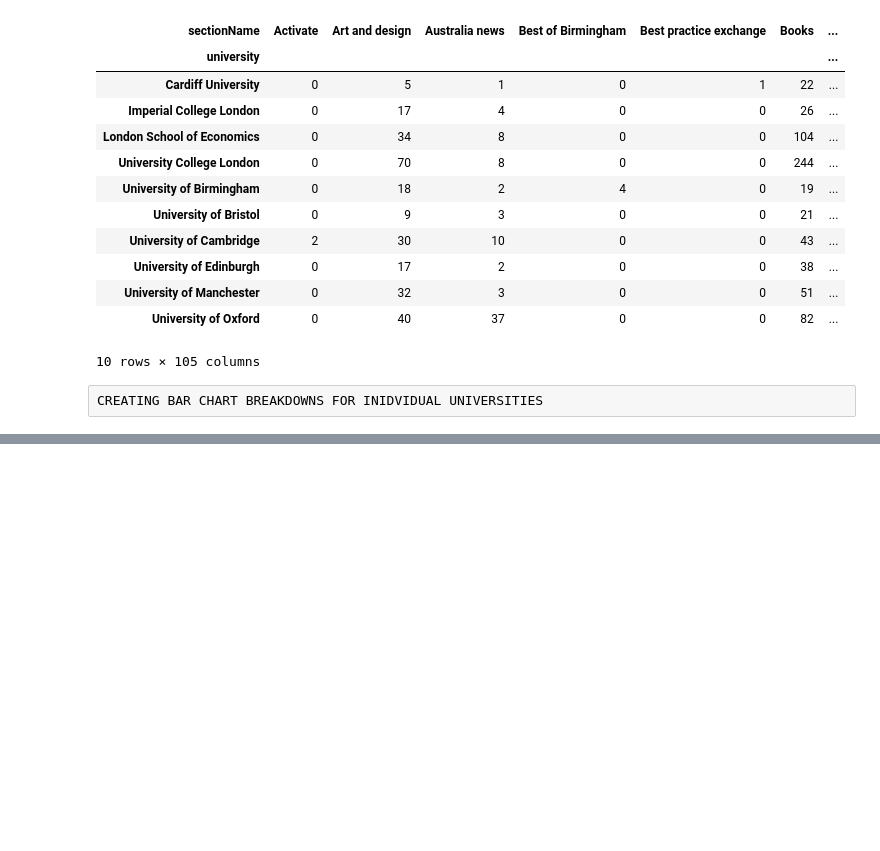
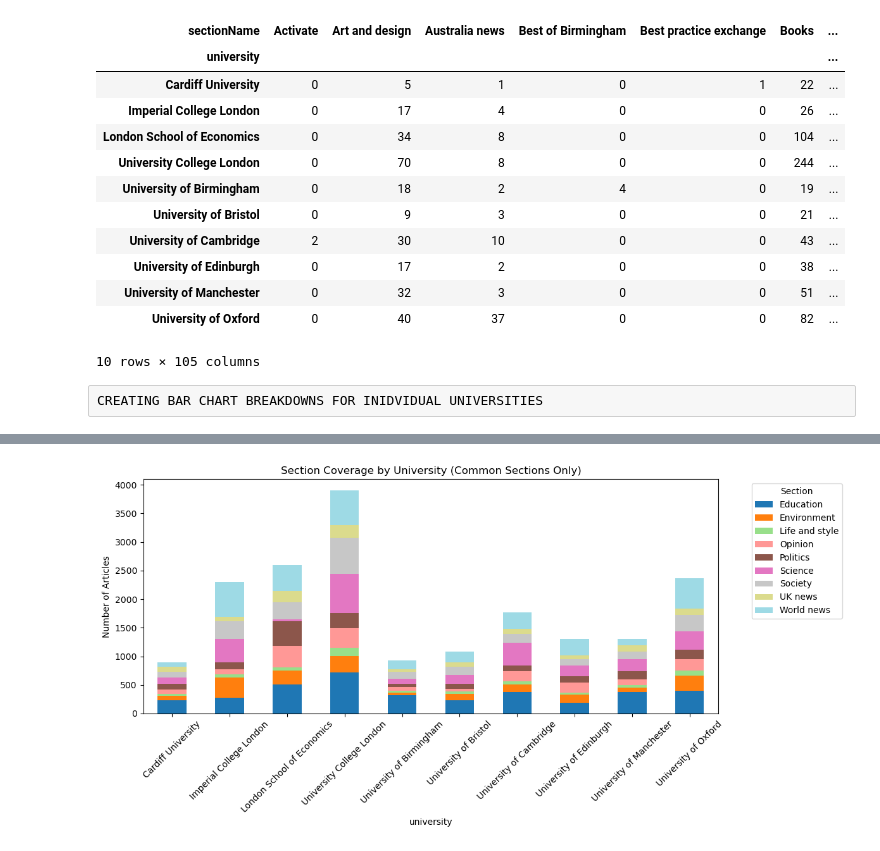
Before and after one commit to ruoxuannn/st115-guardian-project, a Jupyter notebook: shrinithi_themes.ipynb, the cells around one changed output, grey strips where cells are left out. Cells and saved outputs as stored; diff of their text form; code cells hidden in the pictures; blank space fills up the shorter version.

```diff
--- a/shrinithi_themes.ipynb
+++ b/shrinithi_themes.ipynb
@@ -103,0 +136,14 @@ plt.show()
+# %%
+#categrosing further so it is only section names all the unis have in common and only the ones with more than 20 articles each
+common_sections = uni_section.loc[:, (uni_section > 20).all()]
+
+common_sections.plot(kind='bar', stacked=True, figsize=(12,6), colormap='tab20')
+
+plt.title("Section Coverage by University (Common Sections Only)")
+plt.ylabel("Number of Articles")
+plt.xticks(rotation=45)
+plt.legend(title="Section", bbox_to_anchor=(1.05, 1))
+plt.tight_layout()
+plt.show()
+# %% [output]
+[figure, added]
```
Also changed, not shown: parts of 8 cells of this notebook.
